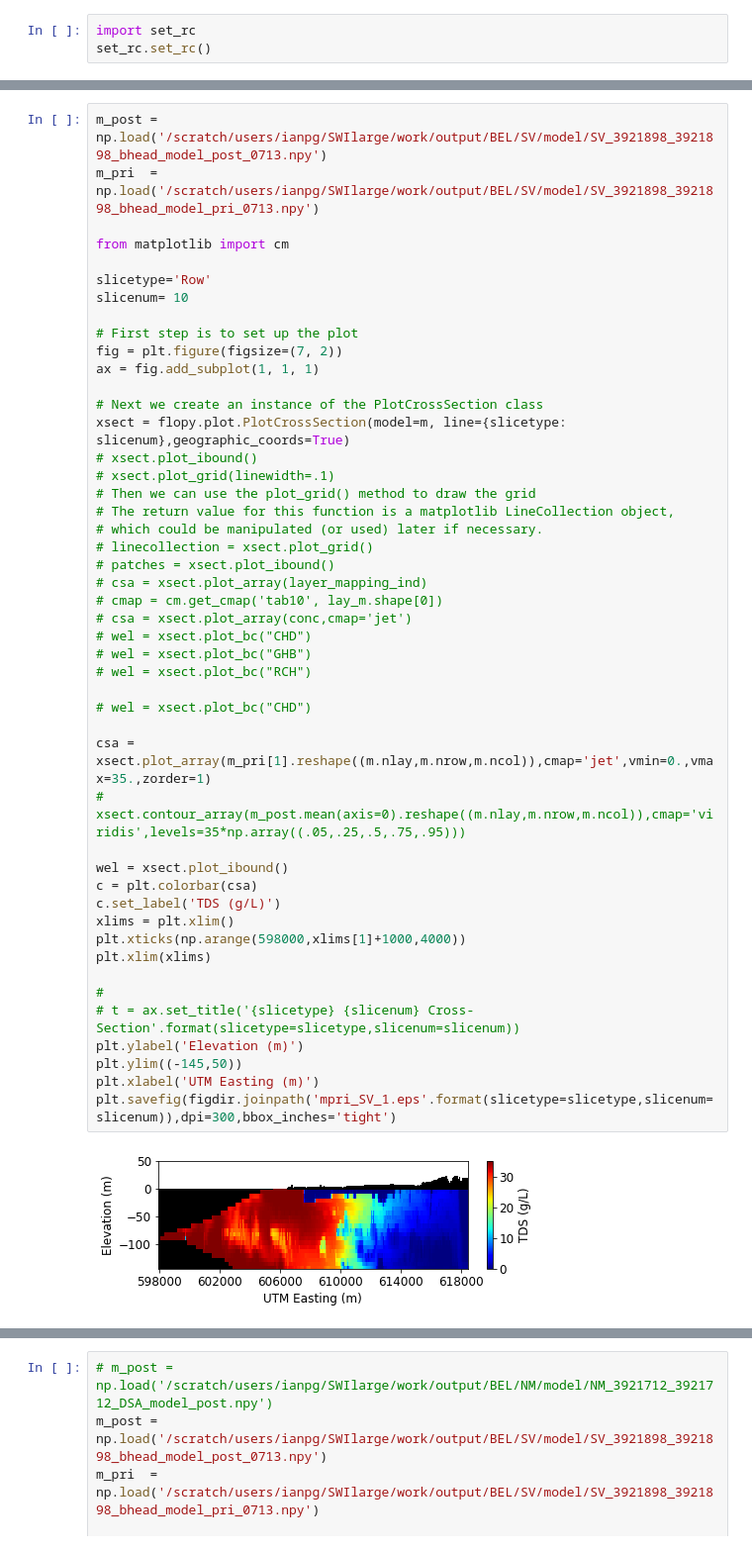
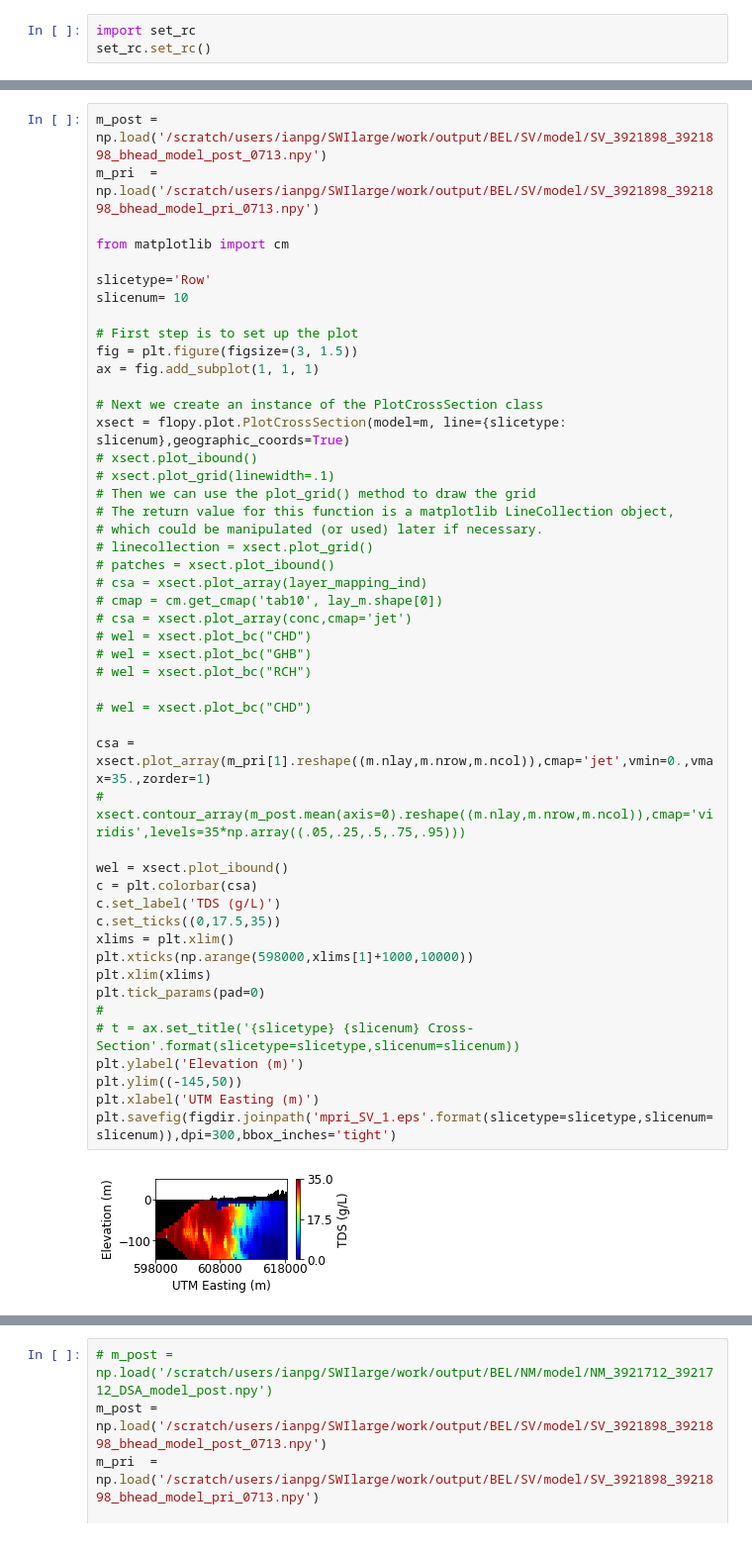
Before and after one commit to igotchalk/SWIlarge, a Jupyter notebook: notebook/make_run_SEAWAT_SV.ipynb, the cells around one changed output, grey strips where cells are left out. Shown: that part at 99% size. Drawn from its saved outputs; the diff is of its cells as text.

```diff
--- a/notebook/make_run_SEAWAT_SV.ipynb
+++ b/notebook/make_run_SEAWAT_SV.ipynb
@@ -1393,7 +1394,7 @@ slicetype='Row'
 slicenum= 10
 
 # First step is to set up the plot
-fig = plt.figure(figsize=(7, 2))
+fig = plt.figure(figsize=(3, 1.5))
 ax = fig.add_subplot(1, 1, 1)
 
 # Next we create an instance of the PlotCrossSection class
@@ -1402,33 +1403,34 @@ xsect = flopy.plot.PlotCrossSection(model=m, line={slicetype: slicenum},geograph
 # xsect.plot_grid(linewidth=.1)
 # Then we can use the plot_grid() method to draw the grid
 # The return value for this function is a matplotlib LineCollection object,
 # which could be manipulated (or used) later if necessary.
 # linecollection = xsect.plot_grid()
 # patches = xsect.plot_ibound()
 # csa = xsect.plot_array(layer_mapping_ind)
 # cmap = cm.get_cmap('tab10', lay_m.shape[0])
 # csa = xsect.plot_array(conc,cmap='jet')
 # wel = xsect.plot_bc("CHD")
 # wel = xsect.plot_bc("GHB")
 # wel = xsect.plot_bc("RCH")
 
 # wel = xsect.plot_bc("CHD")
 
 csa = xsect.plot_array(m_pri[1].reshape((m.nlay,m.nrow,m.ncol)),cmap='jet',vmin=0.,vmax=35.,zorder=1)
 # xsect.contour_array(m_post.mean(axis=0).reshape((m.nlay,m.nrow,m.ncol)),cmap='viridis',levels=35*np.array((.05,.25,.5,.75,.95)))
 
 wel = xsect.plot_ibound()
 c = plt.colorbar(csa)
 c.set_label('TDS (g/L)')
+c.set_ticks((0,17.5,35))
 xlims = plt.xlim()
-plt.xticks(np.arange(598000,xlims[1]+1000,4000))
+plt.xticks(np.arange(598000,xlims[1]+1000,10000))
 plt.xlim(xlims)
-
+plt.tick_params(pad=0)
 #
 # t = ax.set_title('{slicetype} {slicenum} Cross-Section'.format(slicetype=slicetype,slicenum=slicenum))
 plt.ylabel('Elevation (m)')
 plt.ylim((-145,50))
 plt.xlabel('UTM Easting (m)')
 plt.savefig(figdir.joinpath('mpri_SV_1.eps'.format(slicetype=slicetype,slicenum=slicenum)),dpi=300,bbox_inches='tight')
 # %% [output]
-[figure, old version]
+[figure, new version]
```
Also changed, not shown: parts of 7 cells of this notebook, 3 other files.
